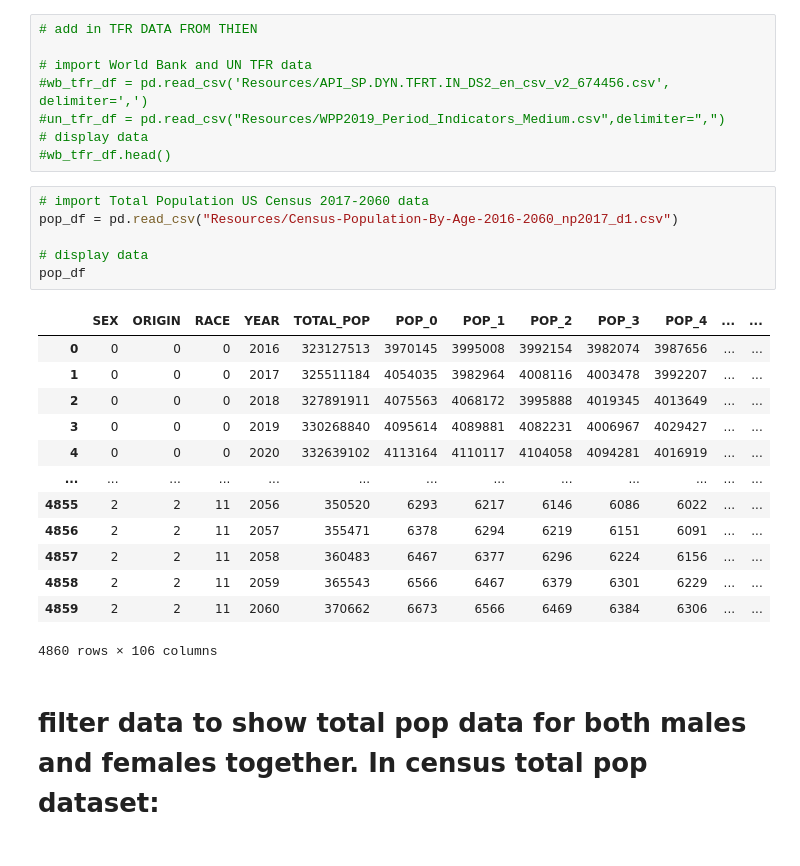
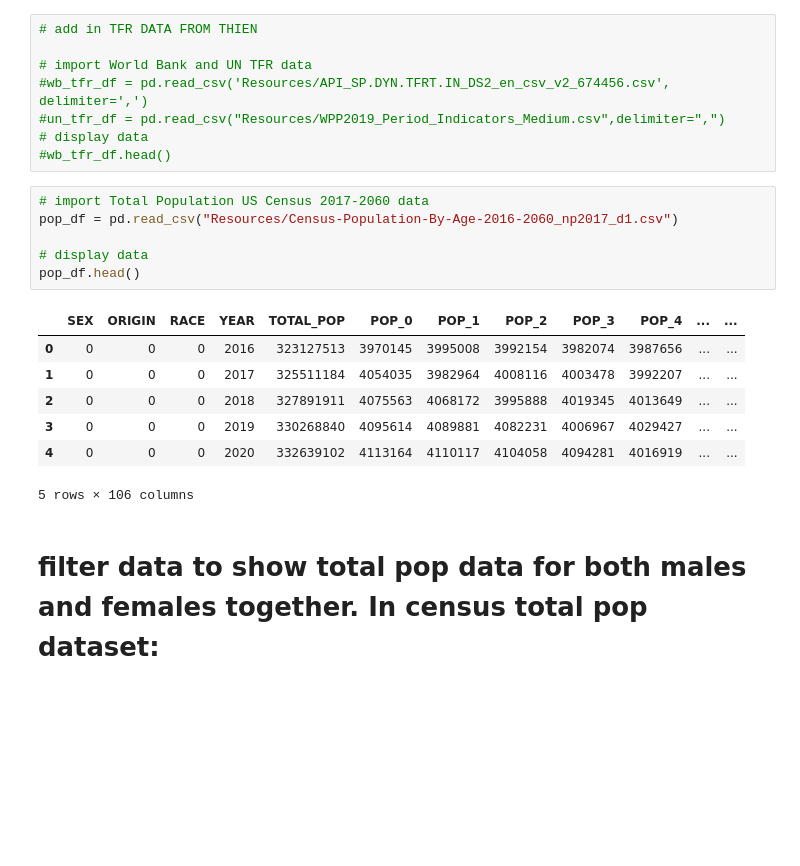
Before and after one commit to plowden/project-1-group-6, a Jupyter notebook: Net International Migration.ipynb, the cells around one changed output. Saved outputs shown, nothing was run; the diff lists cells and outputs as text; blank space fills up the shorter version.

```diff
--- a/Net International Migration.ipynb
+++ b/Net International Migration.ipynb
@@ -401,23 +401,17 @@ Text(0, 0.5, 'Persons')
 # %%
 # import Total Population US Census 2017-2060 data
 pop_df = pd.read_csv("Resources/Census-Population-By-Age-2016-2060_np2017_d1.csv")
 
 # display data
-pop_df
+pop_df.head()
 # %% [output]
 |  | SEX | ORIGIN | RACE | YEAR | TOTAL_POP | POP_0 | POP_1 | POP_2 | POP_3 | POP_4 | ... | ... |
 | 0 | 0 | 0 | 0 | 2016 | 323127513 | 3970145 | 3995008 | 3992154 | 3982074 | 3987656 | ... | ... |
 | 1 | 0 | 0 | 0 | 2017 | 325511184 | 4054035 | 3982964 | 4008116 | 4003478 | 3992207 | ... | ... |
 | 2 | 0 | 0 | 0 | 2018 | 327891911 | 4075563 | 4068172 | 3995888 | 4019345 | 4013649 | ... | ... |
 | 3 | 0 | 0 | 0 | 2019 | 330268840 | 4095614 | 4089881 | 4082231 | 4006967 | 4029427 | ... | ... |
 | 4 | 0 | 0 | 0 | 2020 | 332639102 | 4113164 | 4110117 | 4104058 | 4094281 | 4016919 | ... | ... |
-| ... | ... | ... | ... | ... | ... | ... | ... | ... | ... | ... | ... | ... |
-| 4855 | 2 | 2 | 11 | 2056 | 350520 | 6293 | 6217 | 6146 | 6086 | 6022 | ... | ... |
-| 4856 | 2 | 2 | 11 | 2057 | 355471 | 6378 | 6294 | 6219 | 6151 | 6091 | ... | ... |
-| 4857 | 2 | 2 | 11 | 2058 | 360483 | 6467 | 6377 | 6296 | 6224 | 6156 | ... | ... |
-| 4858 | 2 | 2 | 11 | 2059 | 365543 | 6566 | 6467 | 6379 | 6301 | 6229 | ... | ... |
-| 4859 | 2 | 2 | 11 | 2060 | 370662 | 6673 | 6566 | 6469 | 6384 | 6306 | ... | ... |
-4860 rows × 106 columns
+5 rows × 106 columns
 # %% [markdown]
 # filter data to show total pop data for both males and females together. In census total pop dataset:
 # sex == 0 is for both sexes. sex == 1 is for males and sex == 2 is for females. race == 0 is for all races;
```
Also changed, not shown: parts of 7 cells of this notebook.
